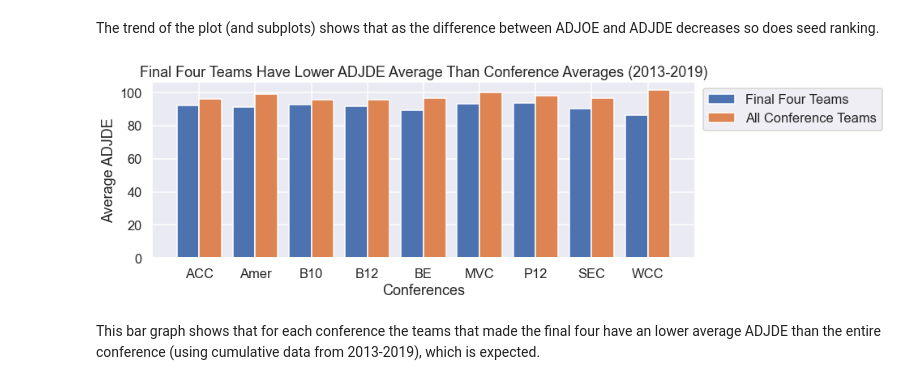
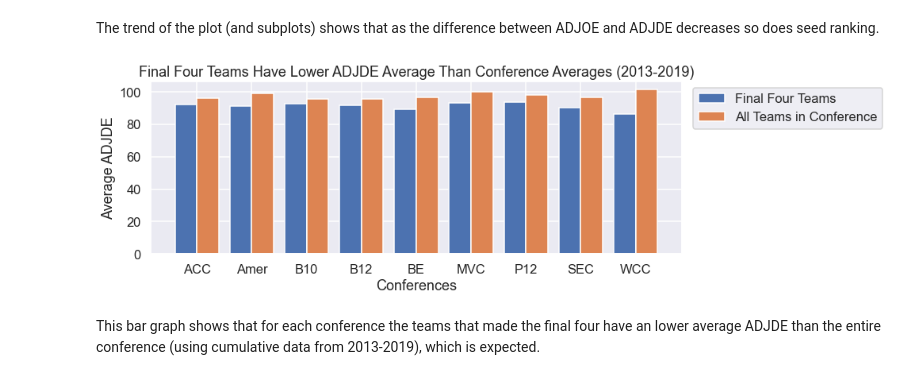
Before and after one commit to nicksteinly/216-Project, a Jupyter notebook: prototype.ipynb, the cells around one changed output. Drawn from its saved outputs; the diff is of its cells as text; code cells hidden in the pictures.

```diff
--- a/prototype.ipynb
+++ b/prototype.ipynb
@@ -98,31 +98,31 @@ final_fours = cbb.loc[(cbb['POSTSEASON']=='Champions') | (cbb['POSTSEASON']=='2N
 # %%
 #CONFERENCES VS ADJDE (BAR PLOT) FOR FINAL FOUR TEAMS 2012-2019
 # ADJDE: Adjusted Defensive Efficiency (An estimate of the defensive efficiency (points allowed per 100 possessions) a team would have against the average Division I offense)
 
 
 final_fours_mean = final_fours.groupby('CONF').mean()
 
 conf_avg_adjde = cbb.dropna()
 conf_av_adjde = cbb.loc[cbb['CONF'].isin(final_fours_mean.index.tolist()),:]
 conf_avg_adjde = conf_av_adjde.groupby("CONF").mean()
 
 # Source: https://www.geeksforgeeks.org/plotting-multiple-bar-charts-using-matplotlib-in-python/
 
 fig = plt.figure()
 axis = final_fours_mean.index
 axis_spacing = np.arange(len(axis))
 plt.bar(axis_spacing - 0.2, 'ADJDE', 0.4, label = 'Final Four Teams', data= final_fours_mean)
-plt.bar(axis_spacing + 0.2, 'ADJDE', 0.4, label = 'All Conference Teams', data=conf_avg_adjde)
+plt.bar(axis_spacing + 0.2, 'ADJDE', 0.4, label = 'All Teams in Conference', data=conf_avg_adjde)
 
 plt.xticks(axis_spacing, axis)
 plt.xlabel("Conferences")
 plt.ylabel("Average ADJDE")
 plt.title("Final Four Teams Have Lower ADJDE Average Than Conference Averages (2013-2019)")
 fig.set_figwidth(12)
-plt.legend(loc='upper center',bbox_to_anchor=(1.18, 1))
+plt.legend(loc='upper center',bbox_to_anchor=(1.2, 1))
 plt.show()
 # %% [output]
-[figure, old version]
+[figure, new version]
 # %% [markdown]
 This bar graph shows that for each conference the teams that made the final four have an lower average ADJDE than the entire conference (using cumulative data from 2013-2019), which is expected.
 # %%
```
Also changed, not shown: parts of 8 cells of this notebook.
